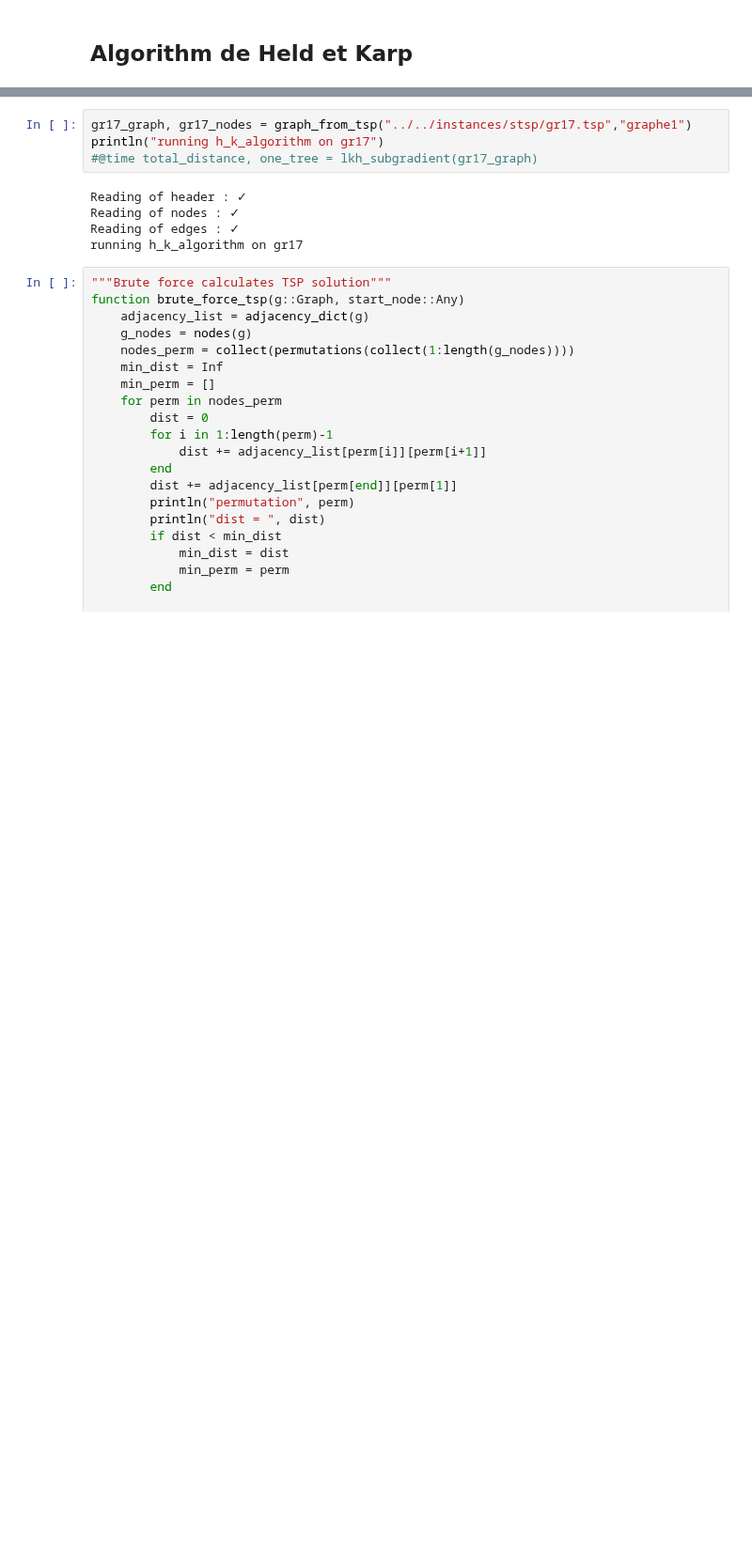
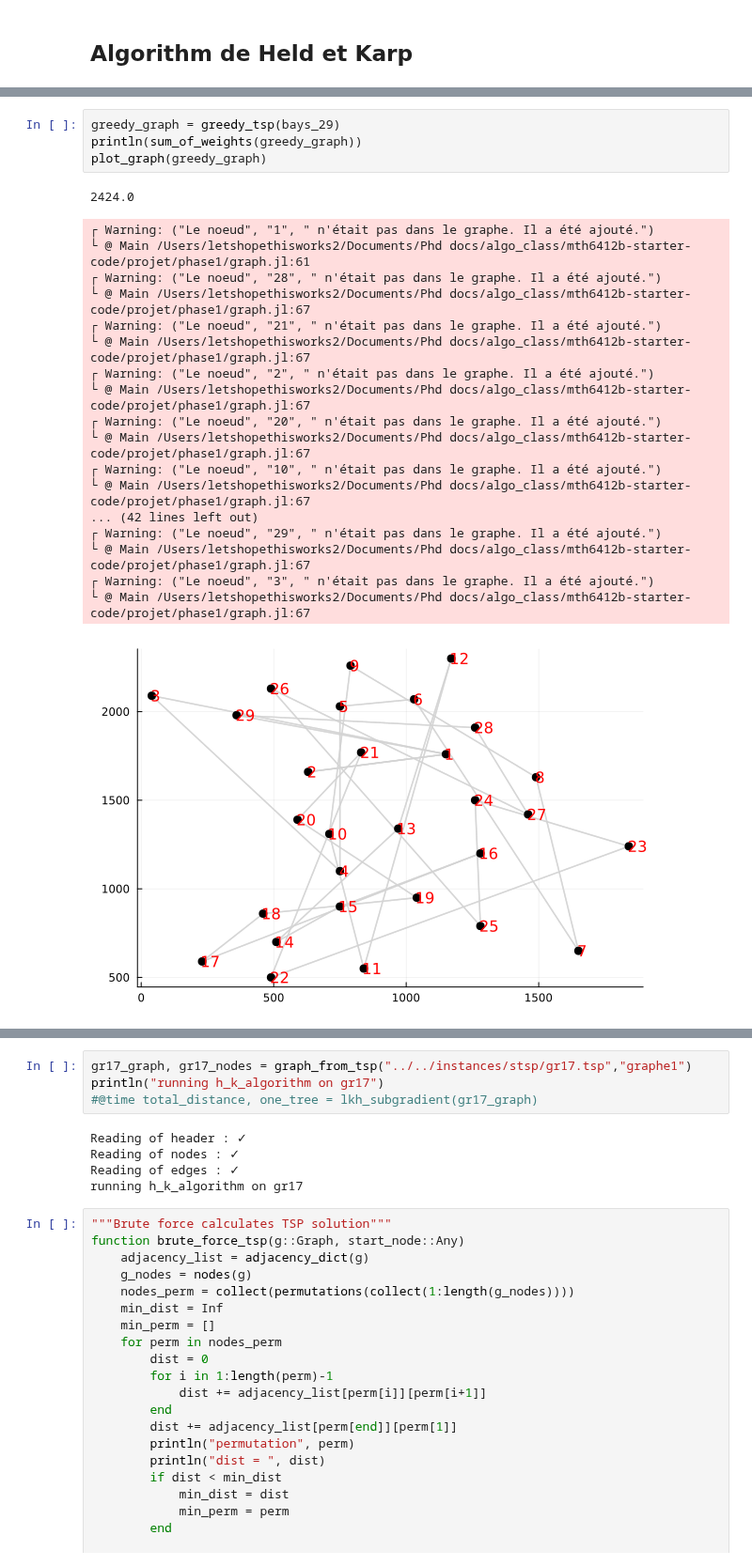
Before and after one commit to Ostrograd/mth6412b-starter-code, a Jupyter notebook: projet/phase3/phase3.ipynb, the cells around one changed output, grey strips where cells are left out. Shown at 94% size. Saved outputs shown, nothing was run; the diff lists cells and outputs as text; blank space fills up the shorter version.

```diff
--- a/projet/phase3/phase3.ipynb
+++ b/projet/phase3/phase3.ipynb
@@ -604,0 +565,24 @@ Graph{Vector{Float64}, Float64}("Test2", Node{Vector{Float64}}[Node{Vector{Float
+# %%
+greedy_graph = greedy_tsp(bays_29)
+println(sum_of_weights(greedy_graph))
+plot_graph(greedy_graph)
+# %% [output]
+2424.0
+┌ Warning: ("Le noeud", "1", " n'était pas dans le graphe. Il a été ajouté.")
+└ @ Main /Users/letshopethisworks2/Documents/Phd docs/algo_class/mth6412b-starter-code/projet/phase1/graph.jl:61
+┌ Warning: ("Le noeud", "28", " n'était pas dans le graphe. Il a été ajouté.")
+└ @ Main /Users/letshopethisworks2/Documents/Phd docs/algo_class/mth6412b-starter-code/projet/phase1/graph.jl:67
+┌ Warning: ("Le noeud", "21", " n'était pas dans le graphe. Il a été ajouté.")
+└ @ Main /Users/letshopethisworks2/Documents/Phd docs/algo_class/mth6412b-starter-code/projet/phase1/graph.jl:67
+┌ Warning: ("Le noeud", "2", " n'était pas dans le graphe. Il a été ajouté.")
+└ @ Main /Users/letshopethisworks2/Documents/Phd docs/algo_class/mth6412b-starter-code/projet/phase1/graph.jl:67
+┌ Warning: ("Le noeud", "20", " n'était pas dans le graphe. Il a été ajouté.")
+└ @ Main /Users/letshopethisworks2/Documents/Phd docs/algo_class/mth6412b-starter-code/projet/phase1/graph.jl:67
+┌ Warning: ("Le noeud", "10", " n'était pas dans le graphe. Il a été ajouté.")
+└ @ Main /Users/letshopethisworks2/Documents/Phd docs/algo_class/mth6412b-starter-code/projet/phase1/graph.jl:67
+... (42 lines left out)
+┌ Warning: ("Le noeud", "29", " n'était pas dans le graphe. Il a été ajouté.")
+└ @ Main /Users/letshopethisworks2/Documents/Phd docs/algo_class/mth6412b-starter-code/projet/phase1/graph.jl:67
+┌ Warning: ("Le noeud", "3", " n'était pas dans le graphe. Il a été ajouté.")
+└ @ Main /Users/letshopethisworks2/Documents/Phd docs/algo_class/mth6412b-starter-code/projet/phase1/graph.jl:67
+[figure, added]
```
Also changed, not shown: parts of 25 cells of this notebook, 7 other files.
